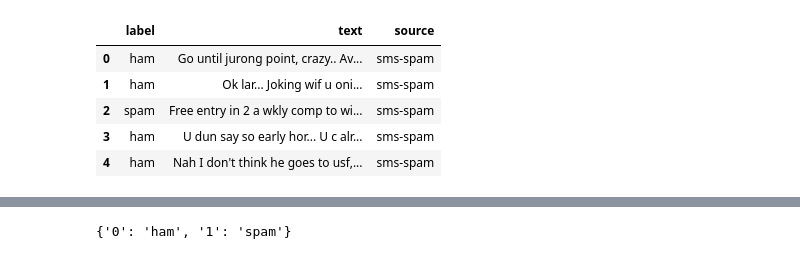
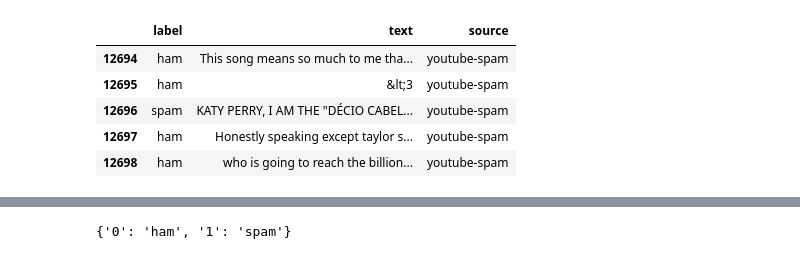
Before and after one commit to cybroidtech/spam-detection, a Jupyter notebook: nbs/Convert Datasets to Vectors.ipynb, the cells around one changed output, grey strips where cells are left out. Drawn from its saved outputs; the diff is of its cells as text; code cells hidden in the pictures.

```diff
--- a/nbs/Convert Datasets to Vectors.ipynb
+++ b/nbs/Convert Datasets to Vectors.ipynb
@@ -22,13 +20,13 @@ Error:
 # %%
 df = pd.read_csv(SPAM_DATASET_PATH)
-df.head()
+df.tail()
 # %% [output]
 |  | label | text | source |
-| 0 | ham | Go until jurong point, crazy.. Av... | sms-spam |
-| 1 | ham | Ok lar... Joking wif u oni... | sms-spam |
-| 2 | spam | Free entry in 2 a wkly comp to wi... | sms-spam |
-| 3 | ham | U dun say so early hor... U c alr... | sms-spam |
-| 4 | ham | Nah I don't think he goes to usf,... | sms-spam |
+| 12694 | ham | This song means so much to me tha... | youtube-spam |
+| 12695 | ham | &lt;3﻿ | youtube-spam |
+| 12696 | spam | KATY PERRY, I AM THE "DÉCIO CABEL... | youtube-spam |
+| 12697 | ham | Honestly speaking except taylor s... | youtube-spam |
+| 12698 | ham | who is going to reach the billion... | youtube-spam |
 # %%
 labels = df['label'].tolist()
 text = df['text'].tolist()
```
Also changed, not shown: parts of 5 cells of this notebook, 5 other files.
